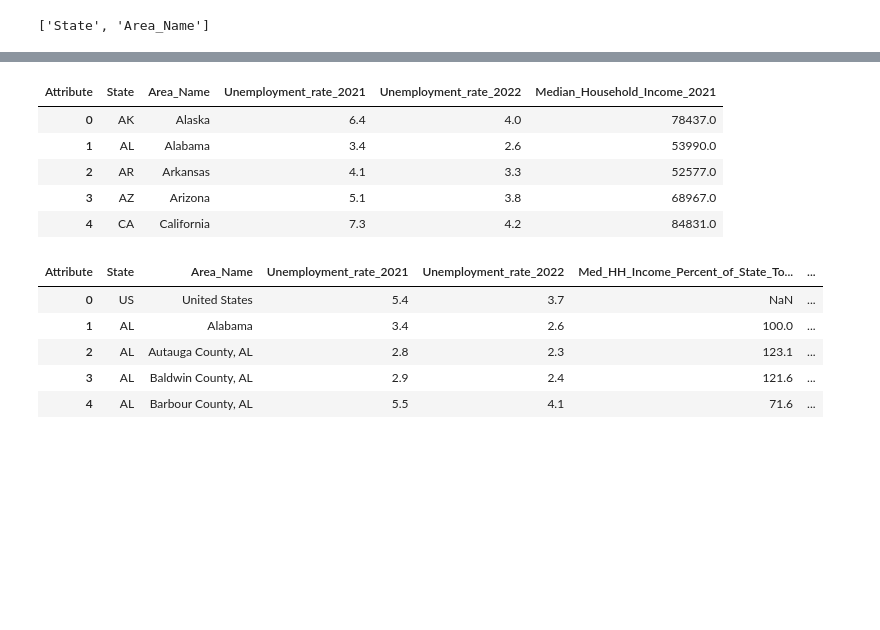
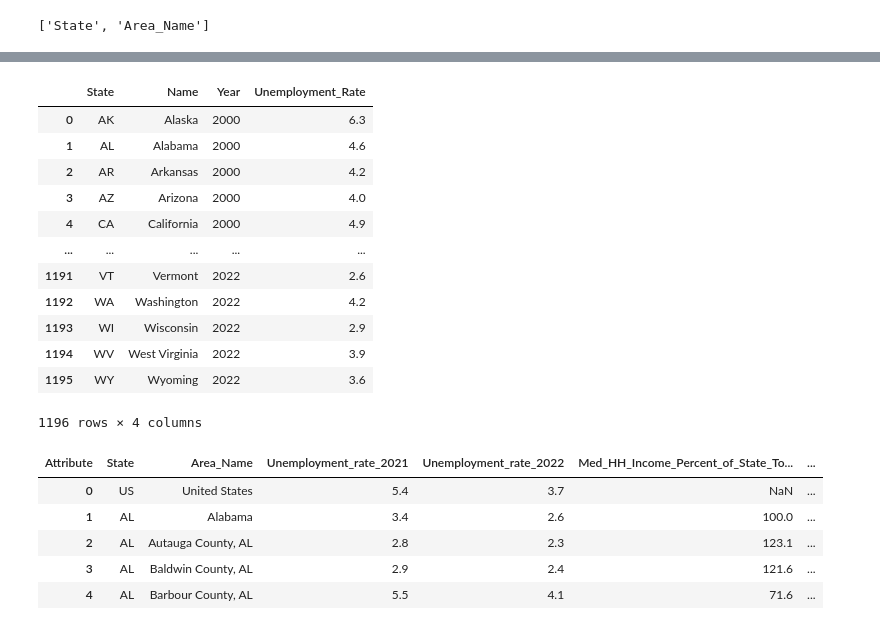
Before and after one commit to k2narendra/Income_vs_Health_Analysis, a Jupyter notebook: Notebook/Capstone_income_vs_Health.ipynb, the cells around one changed output, grey strips where cells are left out. Cells and saved outputs as stored; diff of their text form; code cells hidden in the pictures; blank space fills up the shorter version.

```diff
--- a/Notebook/Capstone_income_vs_Health.ipynb
+++ b/Notebook/Capstone_income_vs_Health.ipynb
@@ -316,3 +452,9 @@ state_df=state_df[['State', 'Area_Name', 'Unemployment_rate_2021', 'Unemployment
 # %%
-state_df=state_df.drop([7,39,45])
+state_df=state_df.drop([39])
+# %%
+state_df=state_df.rename(columns={'Area_Name':'Name'})
+# %%
+df_melted = state_df.melt(id_vars=["State", "Name"], var_name="Year", value_name="Unemployment_Rate")
+# %%
+df_melted["Year"] = df_melted["Year"].astype(int)
 # %%
@@ -320,10 +462,17 @@ state_df.to_csv('Unemp_state.csv', index=False)
 # %%
-state_df.head()
+df_melted
 # %% [output]
-| Attribute | State | Area_Name | Unemployment_rate_2021 | Unemployment_rate_2022 | Median_Household_Income_2021 |
-| 0 | AK | Alaska | 6.4 | 4.0 | 78437.0 |
-| 1 | AL | Alabama | 3.4 | 2.6 | 53990.0 |
-| 2 | AR | Arkansas | 4.1 | 3.3 | 52577.0 |
-| 3 | AZ | Arizona | 5.1 | 3.8 | 68967.0 |
-| 4 | CA | California | 7.3 | 4.2 | 84831.0 |
+|  | State | Name | Year | Unemployment_Rate |
+| 0 | AK | Alaska | 2000 | 6.3 |
+| 1 | AL | Alabama | 2000 | 4.6 |
+| 2 | AR | Arkansas | 2000 | 4.2 |
+| 3 | AZ | Arizona | 2000 | 4.0 |
+| 4 | CA | California | 2000 | 4.9 |
+| ... | ... | ... | ... | ... |
+| 1191 | VT | Vermont | 2022 | 2.6 |
+| 1192 | WA | Washington | 2022 | 4.2 |
+| 1193 | WI | Wisconsin | 2022 | 2.9 |
+| 1194 | WV | West Virginia | 2022 | 3.9 |
+| 1195 | WY | Wyoming | 2022 | 3.6 |
+1196 rows × 4 columns
 # %%
```
Also changed, not shown: parts of 34 cells of this notebook.
